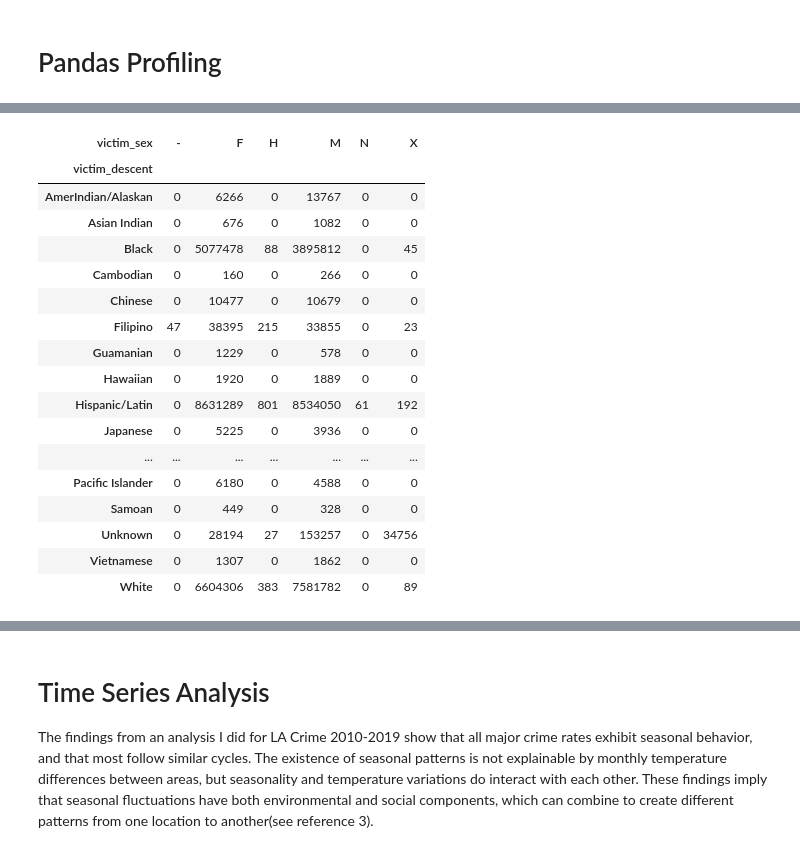
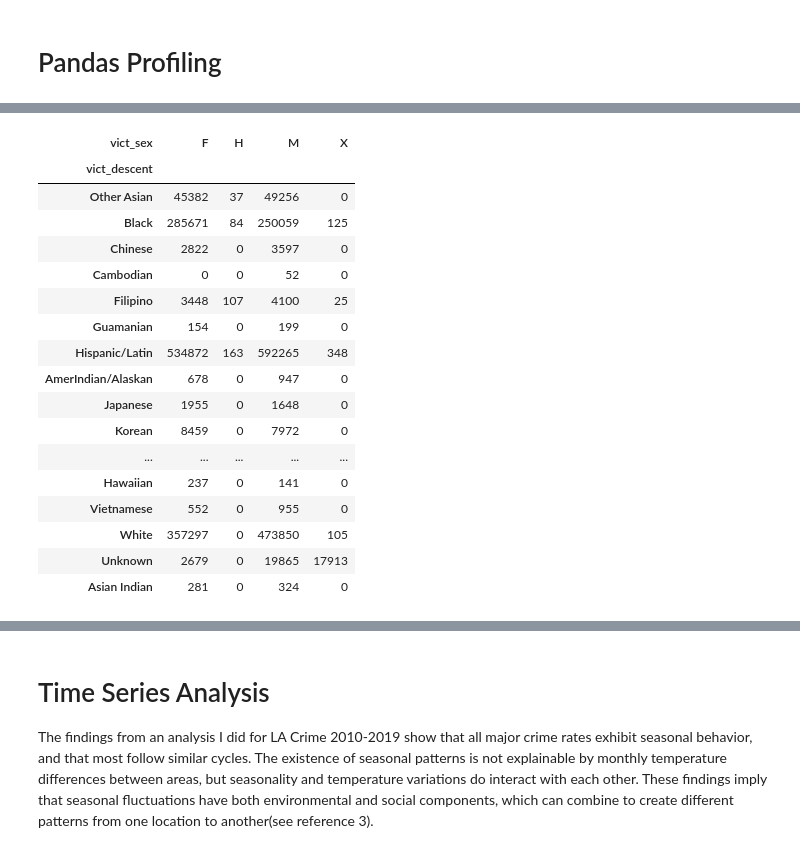
Before and after one commit to nonoumasy/Los-Angeles-Crime-2020, a Jupyter notebook: Los_Angeles_Crime_2020.ipynb, the cells around one changed output, grey strips where cells are left out. Cells and saved outputs as stored; diff of their text form; code cells hidden in the pictures.

```diff
--- a/Los_Angeles_Crime_2020.ipynb
+++ b/Los_Angeles_Crime_2020.ipynb
@@ -387,28 +348,28 @@ PARKING LOT                                     154
 Name: premis_desc, dtype: int64
 # %%
 #pivot table
-df.pivot_table(index='victim_descent',
+df.pivot_table(index='vict_descent',
                columns='vict_sex',
-               values='victim_age',
+               values='vict_age',
                aggfunc='sum',
               fill_value=0)
 # %% [output]
-| victim_sex | - | F | H | M | N | X |
-| victim_descent |  |  |  |  |  |  |
-| AmerIndian/Alaskan | 0 | 6266 | 0 | 13767 | 0 | 0 |
-| Asian Indian | 0 | 676 | 0 | 1082 | 0 | 0 |
-| Black | 0 | 5077478 | 88 | 3895812 | 0 | 45 |
-| Cambodian | 0 | 160 | 0 | 266 | 0 | 0 |
-| Chinese | 0 | 10477 | 0 | 10679 | 0 | 0 |
-| Filipino | 47 | 38395 | 215 | 33855 | 0 | 23 |
-| Guamanian | 0 | 1229 | 0 | 578 | 0 | 0 |
-| Hawaiian | 0 | 1920 | 0 | 1889 | 0 | 0 |
-| Hispanic/Latin | 0 | 8631289 | 801 | 8534050 | 61 | 192 |
-| Japanese | 0 | 5225 | 0 | 3936 | 0 | 0 |
-| ... | ... | ... | ... | ... | ... | ... |
-| Pacific Islander | 0 | 6180 | 0 | 4588 | 0 | 0 |
-| Samoan | 0 | 449 | 0 | 328 | 0 | 0 |
-| Unknown | 0 | 28194 | 27 | 153257 | 0 | 34756 |
-| Vietnamese | 0 | 1307 | 0 | 1862 | 0 | 0 |
-| White | 0 | 6604306 | 383 | 7581782 | 0 | 89 |
+| vict_sex | F | H | M | X |
+| vict_descent |  |  |  |  |
+| Other Asian | 45382 | 37 | 49256 | 0 |
+| Black | 285671 | 84 | 250059 | 125 |
+| Chinese | 2822 | 0 | 3597 | 0 |
+| Cambodian | 0 | 0 | 52 | 0 |
+| Filipino | 3448 | 107 | 4100 | 25 |
+| Guamanian | 154 | 0 | 199 | 0 |
+| Hispanic/Latin | 534872 | 163 | 592265 | 348 |
+| AmerIndian/Alaskan | 678 | 0 | 947 | 0 |
+| Japanese | 1955 | 0 | 1648 | 0 |
+| Korean | 8459 | 0 | 7972 | 0 |
+| ... | ... | ... | ... | ... |
+| Hawaiian | 237 | 0 | 141 | 0 |
+| Vietnamese | 552 | 0 | 955 | 0 |
+| White | 357297 | 0 | 473850 | 105 |
+| Unknown | 2679 | 0 | 19865 | 17913 |
+| Asian Indian | 281 | 0 | 324 | 0 |
 # %%
```
Also changed, not shown: parts of 50 cells of this notebook.
